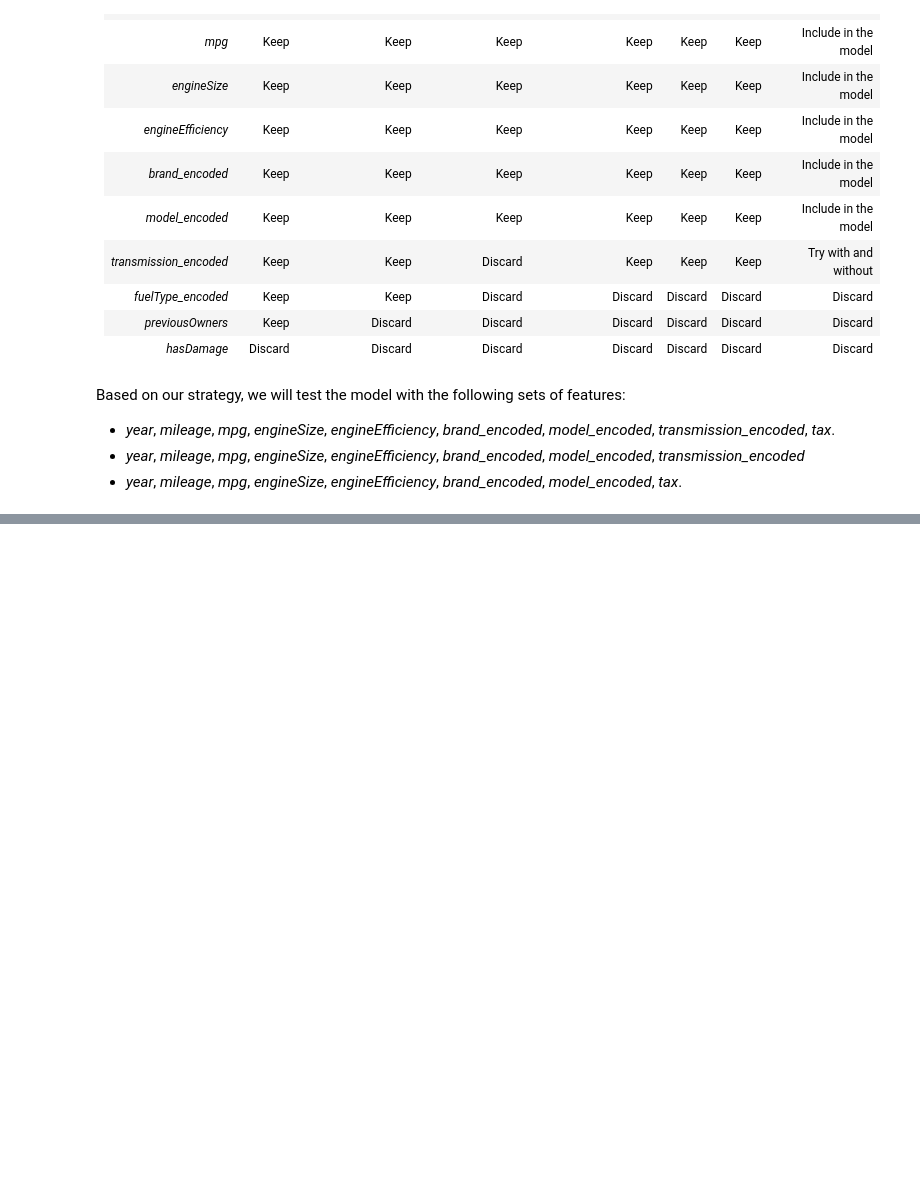
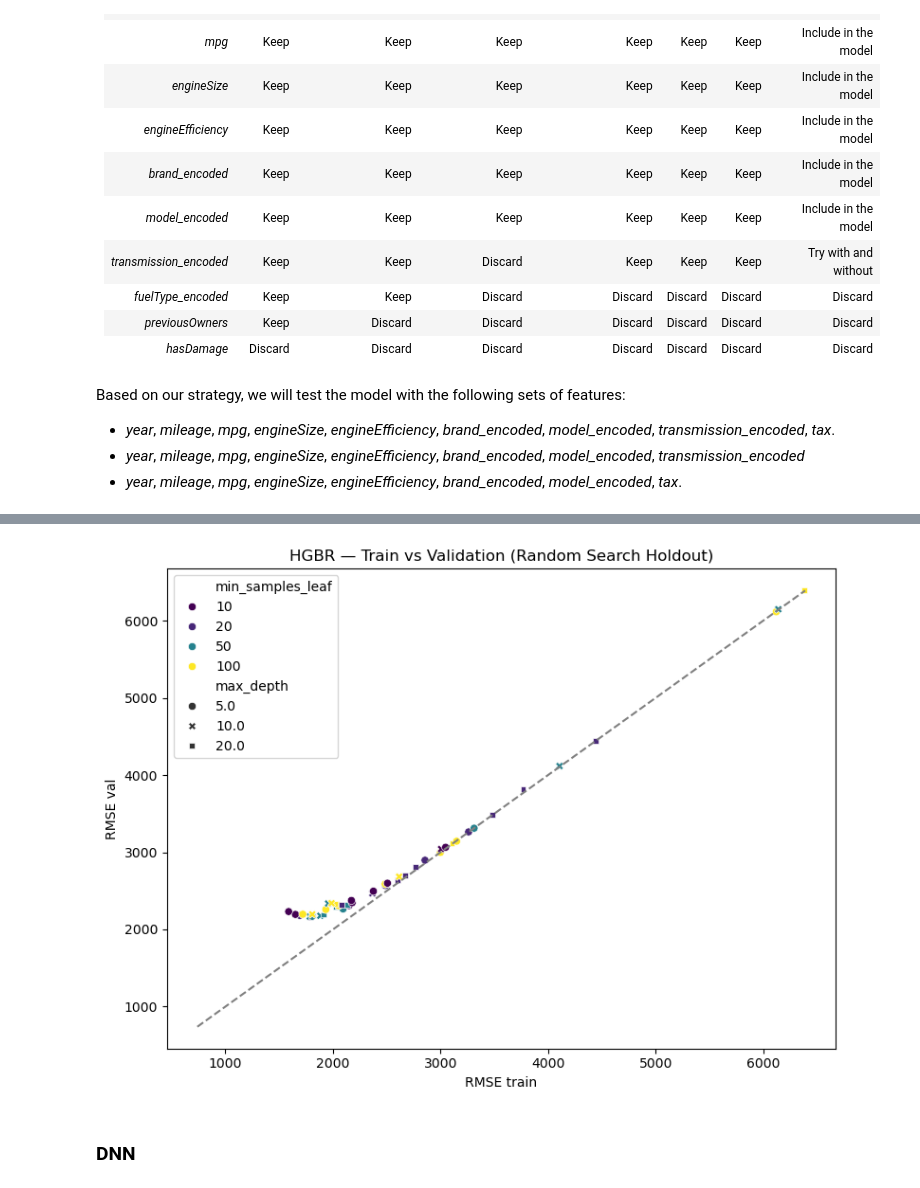
Before and after one commit to martaribeiro11/ML_project_46, a Jupyter notebook: BPMV(freq).ipynb, the cells around one changed output, grey strips where cells are left out. Drawn from its saved outputs; the diff is of its cells as text; code cells hidden in the pictures; blank space fills up the shorter version.

```diff
--- a/BPMV(freq).ipynb
+++ b/BPMV(freq).ipynb
@@ -2806,0 +3462,24 @@ Based on our strategy, we will test the model with the following sets of feature
+# %%
+plt.figure(figsize=(8,6))
+sns.scatterplot(
+    data=results_hgbr_df,
+    x="rmse_train",
+    y="rmse_val",
+    hue="min_samples_leaf",
+    style="max_depth",
+    palette="viridis"
+)
+plt.plot(
+    [results_hgbr_df["rmse_train"].min(), results_hgbr_df["rmse_val"].max()],
+    [results_hgbr_df["rmse_train"].min(), results_hgbr_df["rmse_val"].max()],
+    "--", color="grey"
+)
+plt.xlabel("RMSE train")
+plt.ylabel("RMSE val")
+plt.title("HGBR — Train vs Validation (Random Search Holdout)")
+plt.tight_layout()
+plt.show()
+# %% [output]
+[figure, added]
+# %% [markdown]
+### DNN
```
Also changed, not shown: parts of 32 cells of this notebook, 9 other files.
